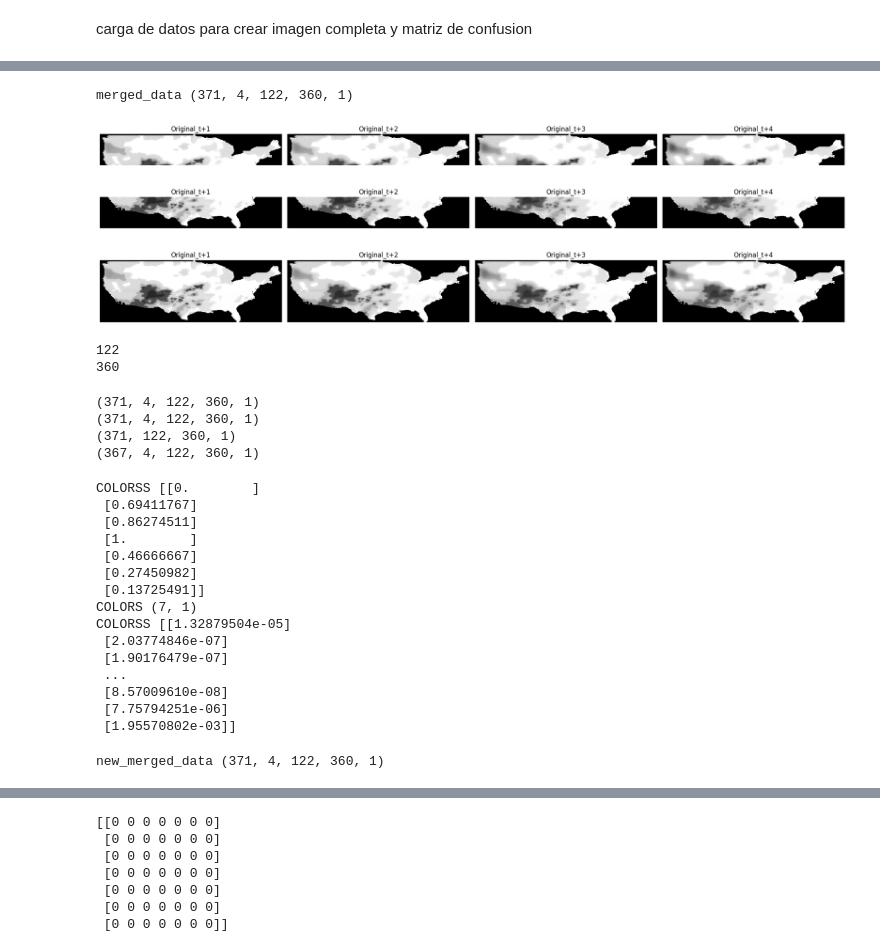
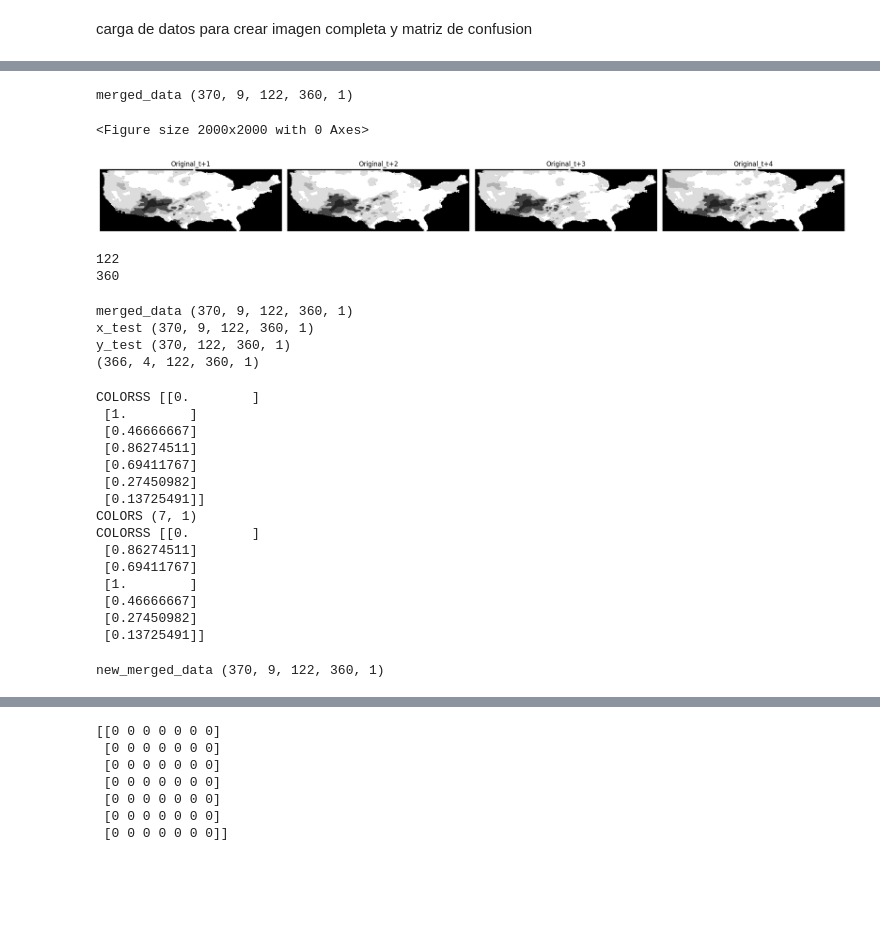
Before and after one commit to SahirReyes30/ImageXpartes, a Jupyter notebook: AlgorimoConvLSTMParteCompleta.ipynb, the cells around one changed output, grey strips where cells are left out. Drawn from its saved outputs; the diff is of its cells as text; code cells hidden in the pictures; blank space fills up the shorter version.

```diff
--- a/AlgorimoConvLSTMParteCompleta.ipynb
+++ b/AlgorimoConvLSTMParteCompleta.ipynb
@@ -350,48 +312,33 @@ np.save("DroughtDatasetMask/CompletaXpartes/merged_data_61_180_w5.npy", merged_d
+# %%
+#carga de los datos
+merged_data = np.load("DroughtDatasetMask/dataset/BordesNuevos/v10w10/imagenCompleta/imageComplete.npy")
+x_test = np.load("DroughtDatasetMask/dataset/BordesNuevos/v10w10/imagenCompleta/x_test_mask.npy")
+y_test = np.load("DroughtDatasetMask/dataset/BordesNuevos/v10w10/imagenCompleta/y_test_mask.npy")
 # %%
 print("merged_data" , merged_data.shape)
 # %% [output]
-merged_data (371, 4, 122, 360, 1)
+merged_data (370, 9, 122, 360, 1)
 # %%
 import matplotlib.pyplot as plt
 
 fig = plt.figure(figsize=(20,20))
 r = 3
 c = 4
 ac = 1
 pos = 100
-
-for i in range(horizon):
-    ax = fig.add_subplot(r, c, ac)
-    ax.imshow(data_upper[pos,i], cmap='gray')
-    ax.axis('off')
-    ax.set_title('Original_t+{}'.format(i+1))
-    ac += 1
-plt.tight_layout()
-plt.show()
-
-fig = plt.figure(figsize=(20,20))
-for i in range(horizon):
-    ax = fig.add_subplot(r, c, ac)
-    ax.imshow(data_down[pos,i], cmap='gray')
-    ax.axis('off')
-    ax.set_title('Original_t+{}'.format(i+1))
-    ac += 1
-plt.tight_layout()
-plt.show()
 
 fig = plt.figure(figsize=(20,20))
 for i in range(horizon):
     ax = fig.add_subplot(r, c, ac)
     ax.imshow(merged_data[pos,i], cmap='gray')
     ax.axis('off')
     ax.set_title('Original_t+{}'.format(i+1))
     ac += 1
 plt.tight_layout()
 plt.show()
 # %% [output]
+<Figure size 2000x2000 with 0 Axes>
-[figure, old version]
+[figure, new version]
-[figure, removed]
-[figure, removed]
 # %%
 classes = np.array([0, 255, 220, 177, 119, 70, 35]) # 255, 220, 177, 119, 70, 35  0
 classes_rgb = np.array([[0,0,0], [35,35,35], [70,70,70], [119,119,119], [177,177,177], [220,220,220], [255,255,255]])
@@ -404,16 +351,16 @@ h = 4
 122
 360
 # %%
-print(merged_data.shape)
-print(x_test.shape)
-print(y_test.shape)
+print("merged_data" ,merged_data.shape)
+print("x_test",x_test.shape)
+print("y_test",y_test.shape)
 
 y_test = get_cubes(y_test, h)
 # %% [output]
-(371, 4, 122, 360, 1)
-(371, 4, 122, 360, 1)
-(371, 122, 360, 1)
-(367, 4, 122, 360, 1)
+merged_data (370, 9, 122, 360, 1)
+x_test (370, 9, 122, 360, 1)
+y_test (370, 122, 360, 1)
+(366, 4, 122, 360, 1)
 # %%
 colors = get_colors(x_test[-10,0])
 print("COLORSS", colors)
@@ -423,24 +370,24 @@ colorss = get_colors(merged_data[-10,0])
 print("COLORSS", colorss)
 # %% [output]
 COLORSS [[0.        ]
+ [1.        ]
+ [0.46666667]
+ [0.86274511]
  [0.69411767]
+ [0.27450982]
+ [0.13725491]]
+COLORS (7, 1)
+COLORSS [[0.        ]
  [0.86274511]
+ [0.69411767]
  [1.        ]
  [0.46666667]
  [0.27450982]
  [0.13725491]]
-COLORS (7, 1)
-COLORSS [[1.32879504e-05]
- [2.03774846e-07]
- [1.90176479e-07]
- ...
- [8.57009610e-08]
- [7.75794251e-06]
- [1.95570802e-03]]
 # %%
 print("new_merged_data",merged_data.shape)
 # %% [output]
-new_merged_data (371, 4, 122, 360, 1)
+new_merged_data (370, 9, 122, 360, 1)
 # %%
 naive = x_test[:-4]
 merged_data = merged_data[1:-3]
```
Also changed, not shown: parts of 19 cells of this notebook.
